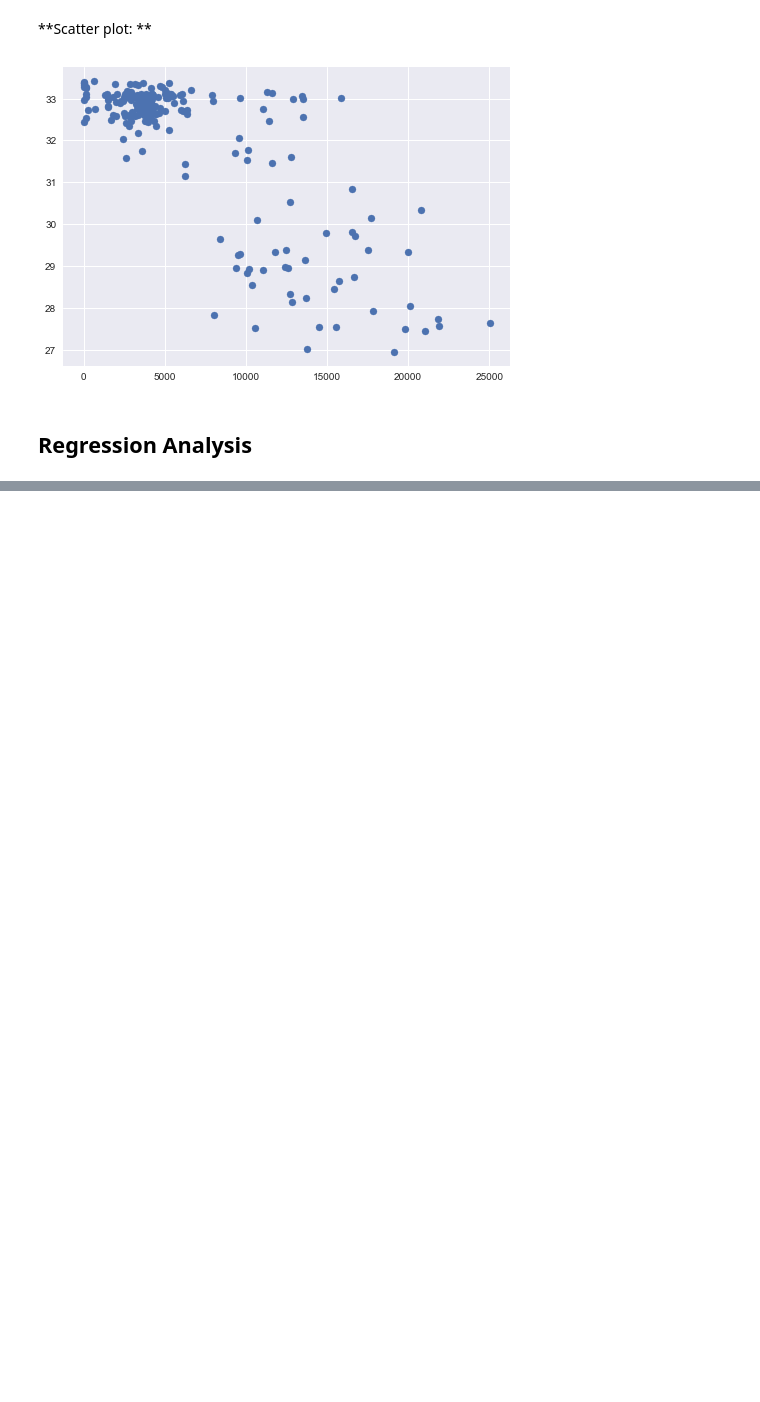
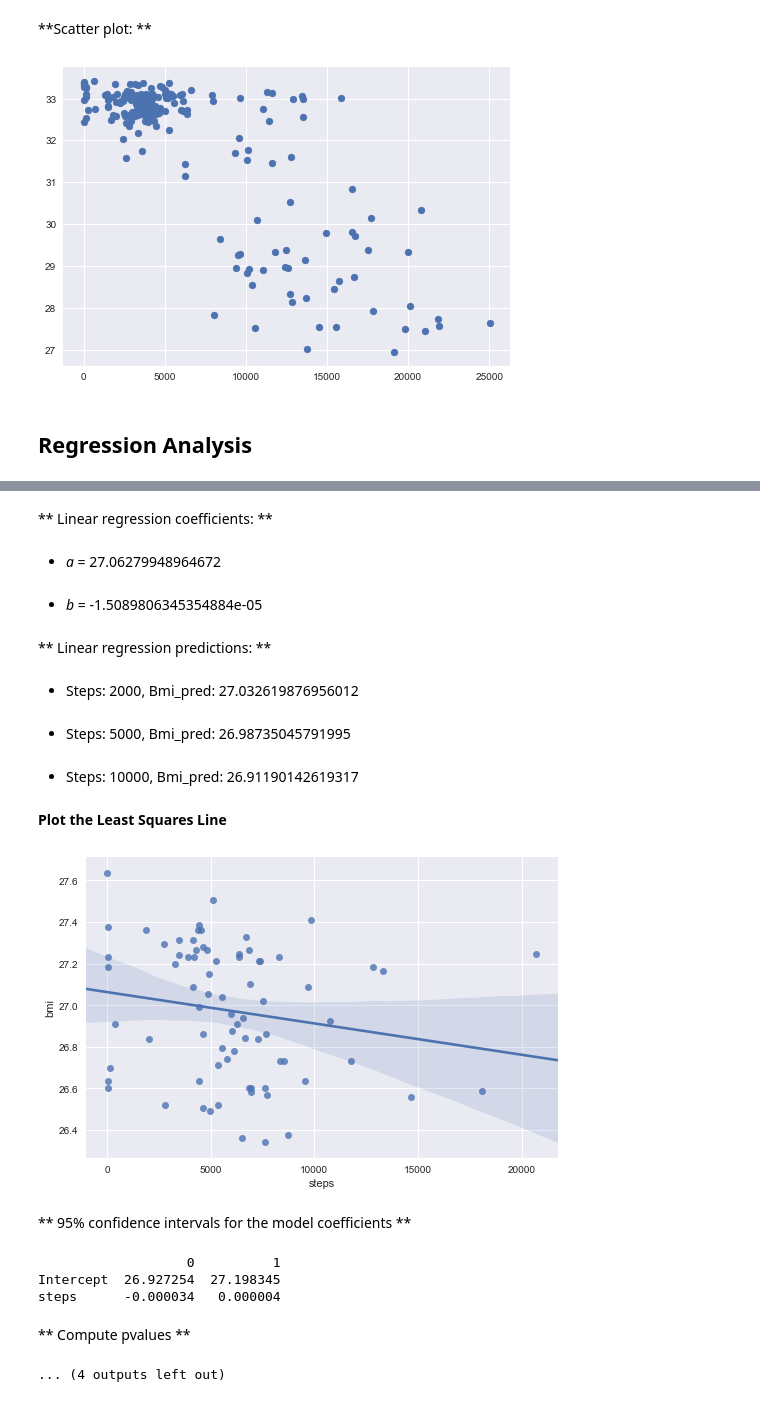
Before and after one commit to renatalucia/activity-tracker, a Jupyter notebook: data_exploration/bmi_steps_correlation.ipynb, the cells around one changed output, grey strips where cells are left out. Cells and saved outputs as stored; diff of their text form; code cells hidden in the pictures; blank space fills up the shorter version.

```diff
--- a/data_exploration/bmi_steps_correlation.ipynb
+++ b/data_exploration/bmi_steps_correlation.ipynb
@@ -432,0 +436,18 @@ steps      -0.000251  -0.000187
+# %%
+regression_analysis(steps_bmi_user)
+# %% [output]
+** Linear regression coefficients: **
+* _a_ = 27.06279948964672
+* _b_ = -1.5089806345354884e-05
+** Linear regression predictions: **
+* Steps: 2000, Bmi_pred: 27.032619876956012
+* Steps: 5000, Bmi_pred: 26.98735045791995
+* Steps: 10000, Bmi_pred: 26.91190142619317
+**Plot the Least Squares Line**
+[figure, added]
+** 95% confidence intervals for the model coefficients **
+                   0          1
+Intercept  26.927254  27.198345
+steps      -0.000034   0.000004
+** Compute pvalues **
+... (4 outputs left out)
```
Also changed, not shown: parts of 10 cells of this notebook, 2 other files.
